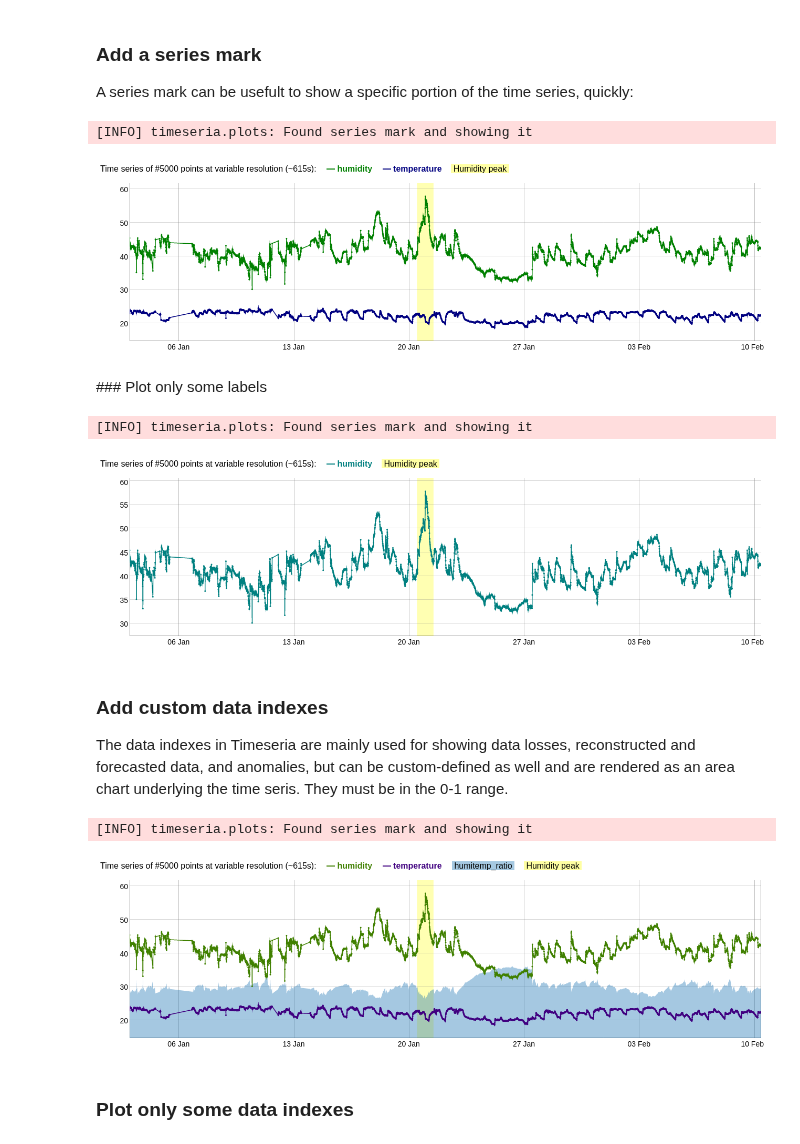
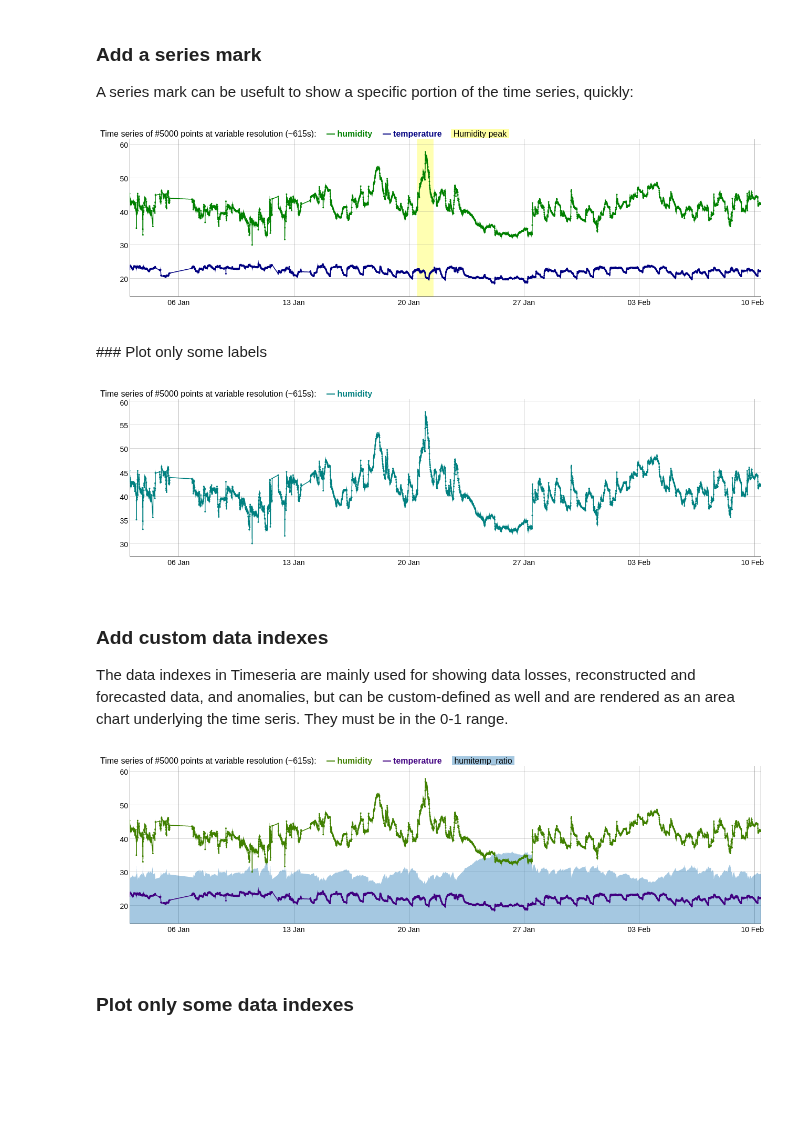
Before and after one commit to sarusso/Timeseria-notebooks, a Jupyter notebook: notebooks/Plotting.ipynb, the cells around one changed output. Cells and saved outputs as stored; diff of their text form; code cells hidden in the pictures; blank space fills up the shorter version.

```diff
--- a/notebooks/Plotting.ipynb
+++ b/notebooks/Plotting.ipynb
@@ -25,3 +15,9 @@ timeseries = csv_storage.get(limit=5000)
+# %%
+from timeseria import TEST_DATASETS_PATH
+from timeseria.datastructures import TimeSeries
+
+# Get a demo time series (and cut it to 5000 elements)
+timeseries = TimeSeries.from_csv(TEST_DATASETS_PATH + 'humitemp_long.csv')[0:5000]
 # %% [markdown]
 ### Simple plot
 # %%
@@ -33,21 +40,20 @@ timeseries.plot()
 
 A series mark can be usefult to show a specific portion of the time series, quickly:
 # %%
-from timeseria.time import dt
-timeseries.mark=(dt(2019,1,20,12,0),dt(2019,1,21,12,0))
-timeseries.mark_title='Humidity peak'
+from propertime.utils import dt
+timeseries_with_mark = timeseries.duplicate()
+timeseries_with_mark.mark=(dt(2019,1,20,12,0),dt(2019,1,21,12,0))
+timeseries_with_mark.mark_title='Humidity peak'
 # %%
-timeseries.plot()
+timeseries_with_mark.plot()
 # %% [output]
-[INFO] timeseria.plots: Found series mark and showing it
-[figure, old version]
+[figure, new version]
 # %% [markdown]
 ### Plot only some labels
 # %%
 timeseries.plot(data_labels=['humidity'])
 # %% [output]
-[INFO] timeseria.plots: Found series mark and showing it
-[figure, old version]
+[figure, new version]
 # %% [markdown]
 ### Add custom data indexes
 
@@ -59,8 +65,7 @@ for datapoint in timeseries:
 # %%
 timeseries.plot()
 # %% [output]
-[INFO] timeseria.plots: Found series mark and showing it
-[figure, old version]
+[figure, new version]
 # %% [markdown]
 ### Plot only some data indexes
 # %%
```
Also changed, not shown: parts of 19 cells of this notebook, 8 other files.
